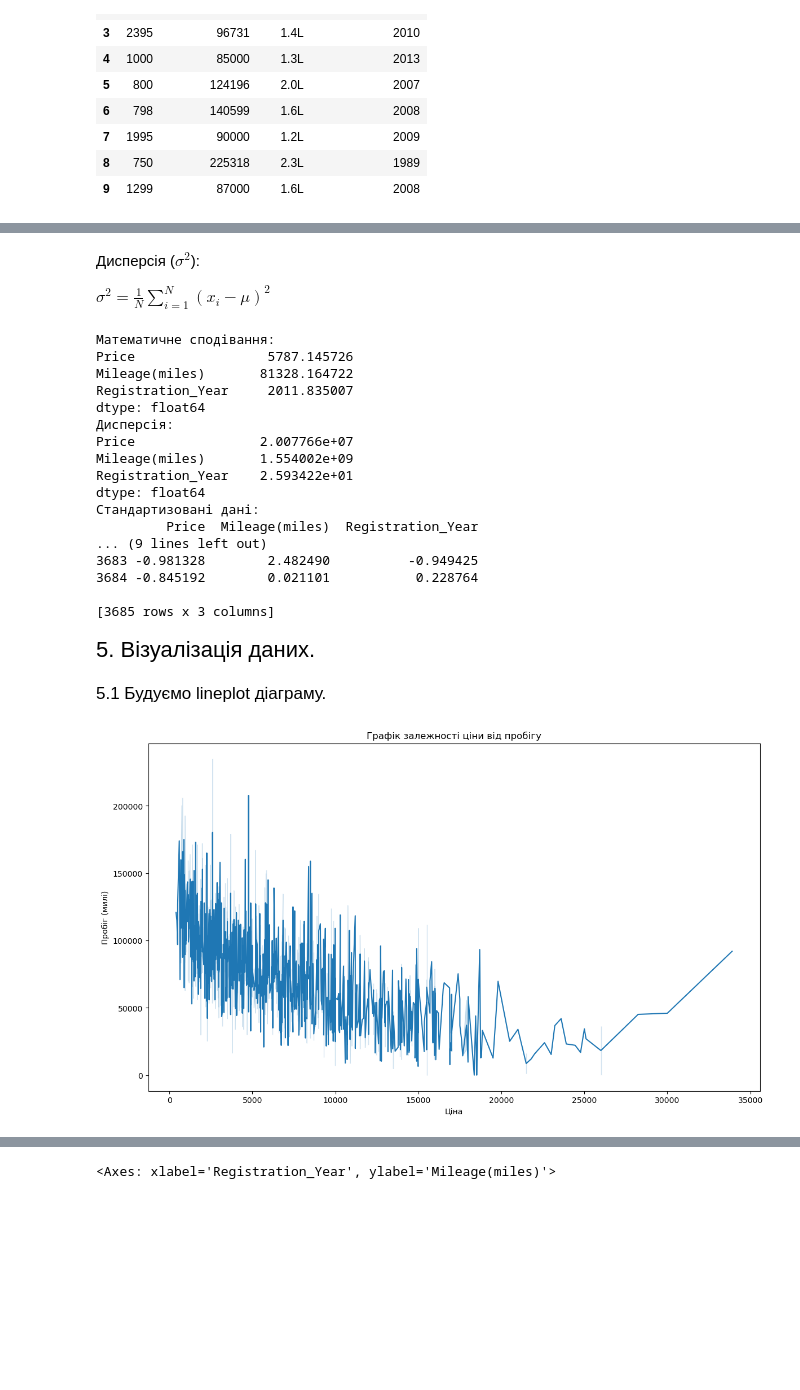
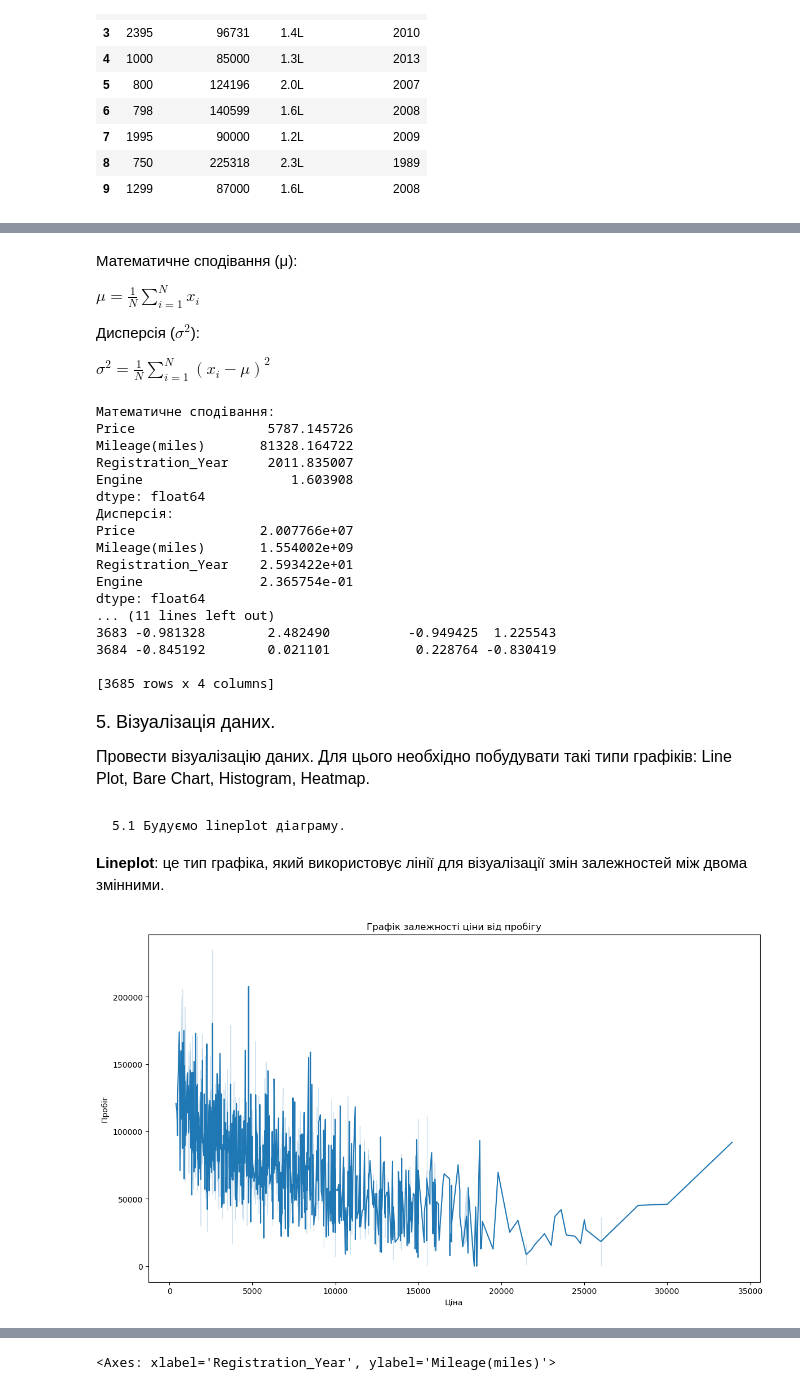
Before and after one commit to artemyak5/SRP, a Jupyter notebook: coursework/main.ipynb, the cells around one changed output, grey strips where cells are left out. Drawn from its saved outputs; the diff is of its cells as text; code cells hidden in the pictures; blank space fills up the shorter version.

```diff
--- a/coursework/main.ipynb
+++ b/coursework/main.ipynb
@@ -206,16 +314,21 @@ $ \mu = \frac{1}{N} \sum_{i=1}^{N} x_i $
 # %% [markdown]
+Математичне сподівання (μ):
+
+$ \mu = \frac{1}{N} \sum_{i=1}^{N} x_i $
+
+
 Дисперсія ($σ^2$):
 
 $ \sigma^2 = \frac{1}{N} \sum_{i=1}^{N} (x_i - \mu)^2 $
+# %%
+df['Engine'] = df['Engine'].str.extract('(\d+\.\d+)').astype(float)
 # %%
-# Вибірка чотирьох стовпців
-sample_df = df[['Price', 'Mileage(miles)', 'Registration_Year']]
+с_df = df[['Price', 'Mileage(miles)', 'Registration_Year', 'Engine']]
 
-# Розрахунок математичного сподівання та дисперсії для кожного стовпця
-mean_values = sample_df.mean()
-variance_values = sample_df.var()
+mean_values = с_df.mean(numeric_only=True)
+variance_values = с_df.var(numeric_only=True)
 
-standardized_df = (sample_df - mean_values) / sample_df.std()
+standardized_df = (с_df - mean_values) / с_df.std()
 
 # Вивід результатів
 print("Математичне сподівання:")
@@ -231,30 +344,34 @@ print(standardized_df)
 Price                 5787.145726
 Mileage(miles)       81328.164722
 Registration_Year     2011.835007
+Engine                   1.603908
 dtype: float64
 Дисперсія:
 Price                2.007766e+07
 Mileage(miles)       1.554002e+09
 Registration_Year    2.593422e+01
+Engine               2.365754e-01
 dtype: float64
-Стандартизовані дані:
-         Price  Mileage(miles)  Registration_Year
-... (9 lines left out)
-3683 -0.981328        2.482490          -0.949425
-3684 -0.845192        0.021101           0.228764
+... (11 lines left out)
+3683 -0.981328        2.482490          -0.949425  1.225543
+3684 -0.845192        0.021101           0.228764 -0.830419
 
-[3685 rows x 3 columns]
+[3685 rows x 4 columns]
 # %% [markdown]
-<p style="font-size: 22px;">5. Візуалізація даних.</p>
+<p style="font-size: 18px;">5. Візуалізація даних.</p>
+<p style="font-size: 16px;">Провести візуалізацію даних. Для цього необхідно побудувати такі типи графіків: Line Plot, Bare Chart, Histogram, Heatmap.</p>
 # %% [markdown]
-<p style="font-size: 17px;">5.1 Будуємо lineplot діаграму.</p>
+    5.1 Будуємо lineplot діаграму.
+
+**Lineplot**:
+це тип графіка, який використовує лінії для візуалізації змін залежностей між двома змінними.
 # %%
 plt.figure(figsize=(14, 8))
 sns.lineplot(x=df['Price'], y=df['Mileage(miles)'])
 plt.title('Графік залежності ціни від пробігу')
 plt.xlabel('Ціна')
-plt.ylabel('Пробіг (милі)')
+plt.ylabel('Пробіг ')
 plt.show()
 # %% [output]
-[figure, old version]
+[figure, new version]
 # %% [markdown]
```
Also changed, not shown: parts of 78 cells of this notebook, 9 other files.
